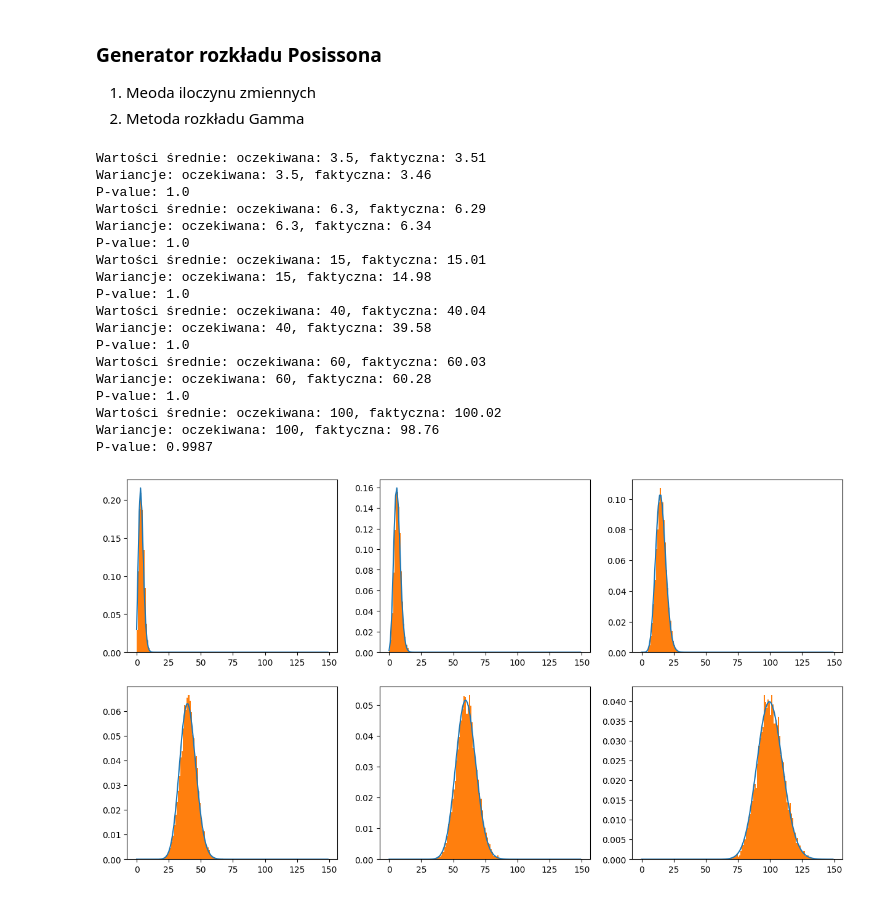
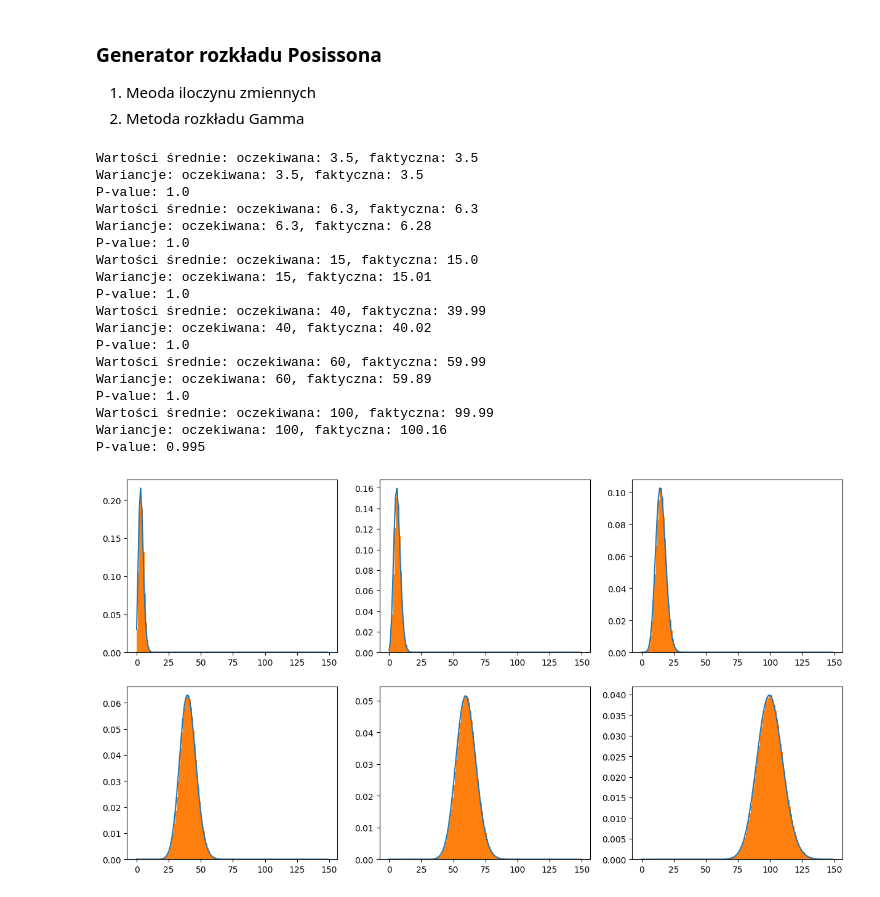
Before and after one commit to KacperPietryka/Symulacje-komputerowe, a Jupyter notebook: lista4 (1).ipynb, the cells around one changed output. Cells and saved outputs as stored; diff of their text form; code cells hidden in the pictures.

```diff
--- a/lista4 (1).ipynb
+++ b/lista4 (1).ipynb
@@ -208,7 +208,7 @@ def poisson2(lam):
 
     return np.random.binomial(m - 1, lam / Y)
 # %%
-N = 10000
+N = 1000000
 lam_list = [3.5, 6.3, 15, 40, 60, 100]
 k = np.arange(0, 150, 1)
 
@@ -219,45 +219,46 @@ for i in range(2):
         lam = lam_list[3*i+g]
         ax[i, g].plot(k, sc.poisson.pmf(k, mu = lam))
         poiss = np.arange(N)
 
         for h in range(N):
             poiss[h] = poisson2(lam=lam)
 
         ax[i, g].hist(poiss, bins=np.arange(0, 150), density=True)
         print(f'Wartości średnie: oczekiwana: {lam}, faktyczna: {np.round(np.mean(poiss), 2)} ')
         print(f'Wariancje: oczekiwana: {lam}, faktyczna: {np.round(np.var(poiss), 2)}')
         observed_values, counts = np.unique(poiss, return_counts=True)
         real_values = []
+
+        ind = 0
         expected_counts = N * sc.poisson.pmf(k, mu=lam)
-        ind = 0
 
         for value in k:
             if ind < len(observed_values) and observed_values[ind] == value:
                 real_values.append(counts[ind])
                 ind += 1
             else:
                 real_values.append(0)
 
         expected_counts = expected_counts * (sum(real_values) / sum(expected_counts)) # skalowanie wartości aby zapobiec niepoprawnej wartosci E_counts
         statistic, p_value = sc.chisquare(f_obs=real_values, f_exp=expected_counts,)
         print(f'P-value: {round(p_value, 4)}')
 # %% [output]
-Wartości średnie: oczekiwana: 3.5, faktyczna: 3.51
-Wariancje: oczekiwana: 3.5, faktyczna: 3.46
+Wartości średnie: oczekiwana: 3.5, faktyczna: 3.5
+Wariancje: oczekiwana: 3.5, faktyczna: 3.5
 P-value: 1.0
-Wartości średnie: oczekiwana: 6.3, faktyczna: 6.29
-Wariancje: oczekiwana: 6.3, faktyczna: 6.34
+Wartości średnie: oczekiwana: 6.3, faktyczna: 6.3
+Wariancje: oczekiwana: 6.3, faktyczna: 6.28
 P-value: 1.0
-Wartości średnie: oczekiwana: 15, faktyczna: 15.01
-Wariancje: oczekiwana: 15, faktyczna: 14.98
+Wartości średnie: oczekiwana: 15, faktyczna: 15.0
+Wariancje: oczekiwana: 15, faktyczna: 15.01
 P-value: 1.0
-Wartości średnie: oczekiwana: 40, faktyczna: 40.04
-Wariancje: oczekiwana: 40, faktyczna: 39.58
+Wartości średnie: oczekiwana: 40, faktyczna: 39.99
+Wariancje: oczekiwana: 40, faktyczna: 40.02
 P-value: 1.0
-Wartości średnie: oczekiwana: 60, faktyczna: 60.03
-Wariancje: oczekiwana: 60, faktyczna: 60.28
+Wartości średnie: oczekiwana: 60, faktyczna: 59.99
+Wariancje: oczekiwana: 60, faktyczna: 59.89
 P-value: 1.0
-Wartości średnie: oczekiwana: 100, faktyczna: 100.02
-Wariancje: oczekiwana: 100, faktyczna: 98.76
-P-value: 0.9987
+Wartości średnie: oczekiwana: 100, faktyczna: 99.99
+Wariancje: oczekiwana: 100, faktyczna: 100.16
+P-value: 0.995
-[figure, old version]
+[figure, new version]
```
Also changed, not shown: parts of 3 cells of this notebook.
